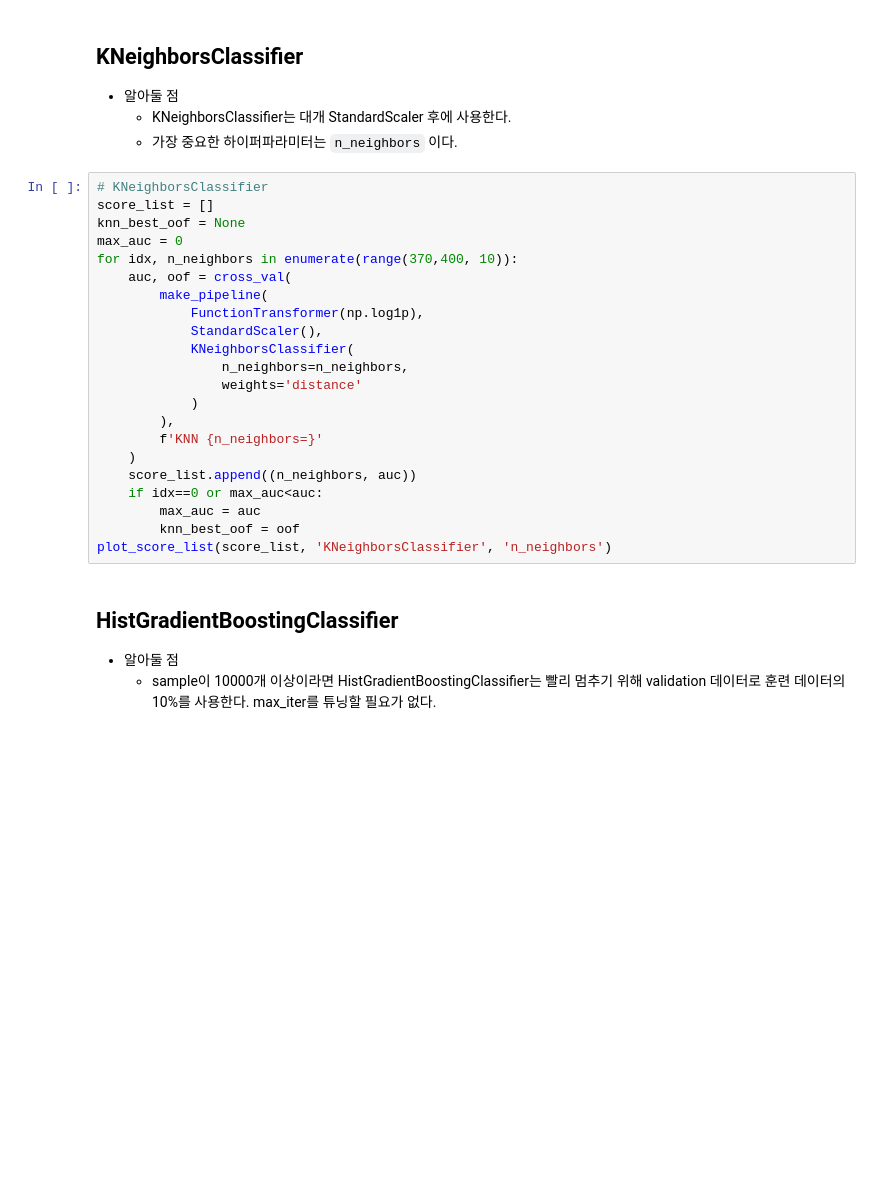
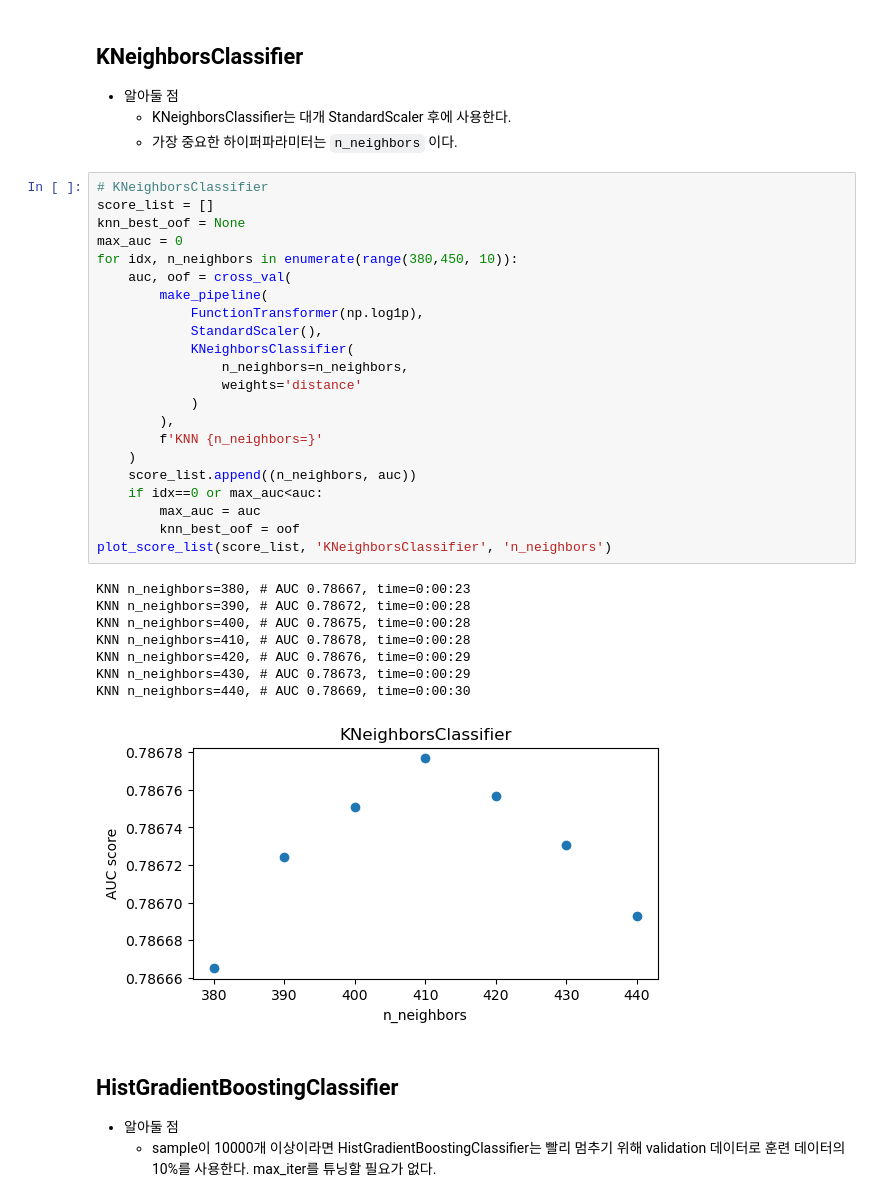
Before and after one commit to sajacaros/ml_project, a Jupyter notebook: sajacaros/02_model/10_ambrosm.ipynb, the cells around one changed output. Saved outputs shown, nothing was run; the diff lists cells and outputs as text; blank space fills up the shorter version.

```diff
--- a/sajacaros/02_model/10_ambrosm.ipynb
+++ b/sajacaros/02_model/10_ambrosm.ipynb
@@ -416,25 +476,34 @@ plot_score_list(score_list, 'RandomForestClassifier', 'min_samples_leaf')
 # %%
 # KNeighborsClassifier
 score_list = []
 knn_best_oof = None
 max_auc = 0
-for idx, n_neighbors in enumerate(range(370,400, 10)):
+for idx, n_neighbors in enumerate(range(380,450, 10)):
     auc, oof = cross_val(
         make_pipeline(
             FunctionTransformer(np.log1p),
             StandardScaler(),
             KNeighborsClassifier(
                 n_neighbors=n_neighbors,
                 weights='distance'
             )
         ),
         f'KNN {n_neighbors=}'
     )
     score_list.append((n_neighbors, auc))
     if idx==0 or max_auc<auc:
         max_auc = auc
         knn_best_oof = oof
 plot_score_list(score_list, 'KNeighborsClassifier', 'n_neighbors')
+# %% [output]
+KNN n_neighbors=380, # AUC 0.78667, time=0:00:23
+KNN n_neighbors=390, # AUC 0.78672, time=0:00:28
+KNN n_neighbors=400, # AUC 0.78675, time=0:00:28
+KNN n_neighbors=410, # AUC 0.78678, time=0:00:28
+KNN n_neighbors=420, # AUC 0.78676, time=0:00:29
+KNN n_neighbors=430, # AUC 0.78673, time=0:00:29
+KNN n_neighbors=440, # AUC 0.78669, time=0:00:30
+[figure, added]
 # %% [markdown]
 ## HistGradientBoostingClassifier
 * 알아둘 점
```
Also changed, not shown: parts of 20 cells of this notebook, 8 other files.
